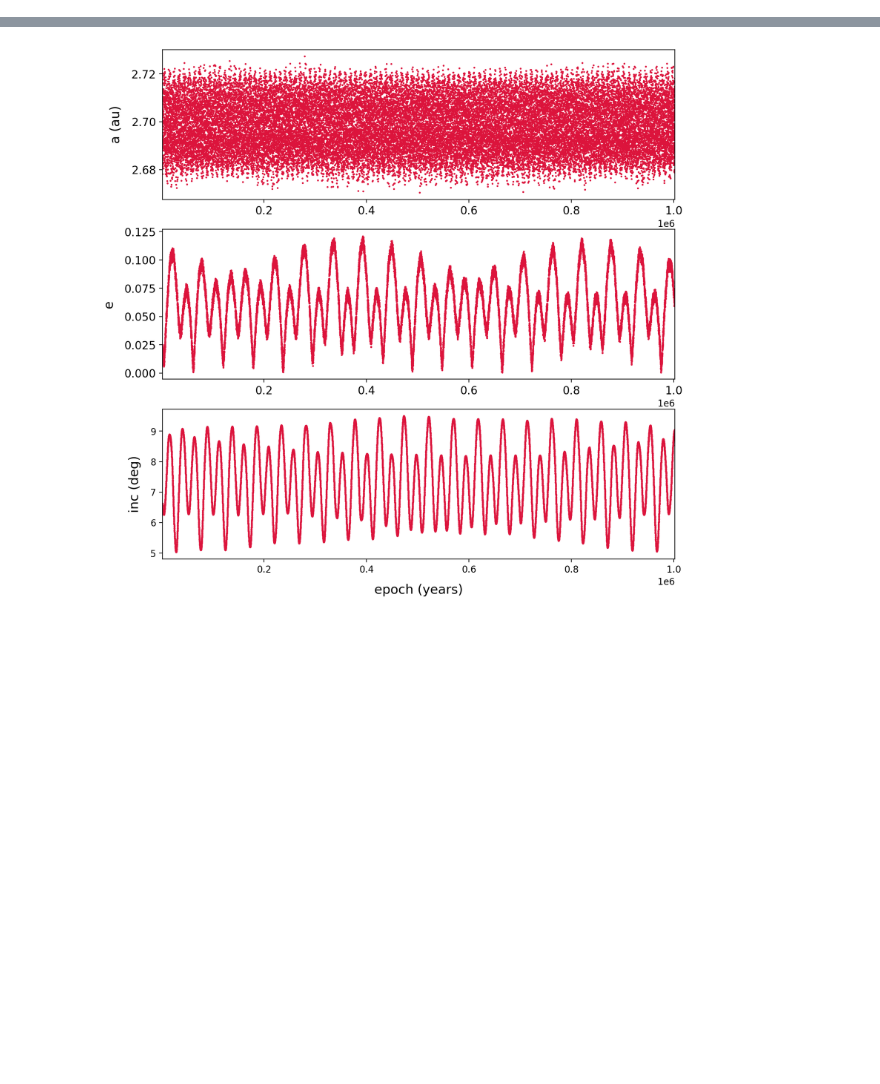
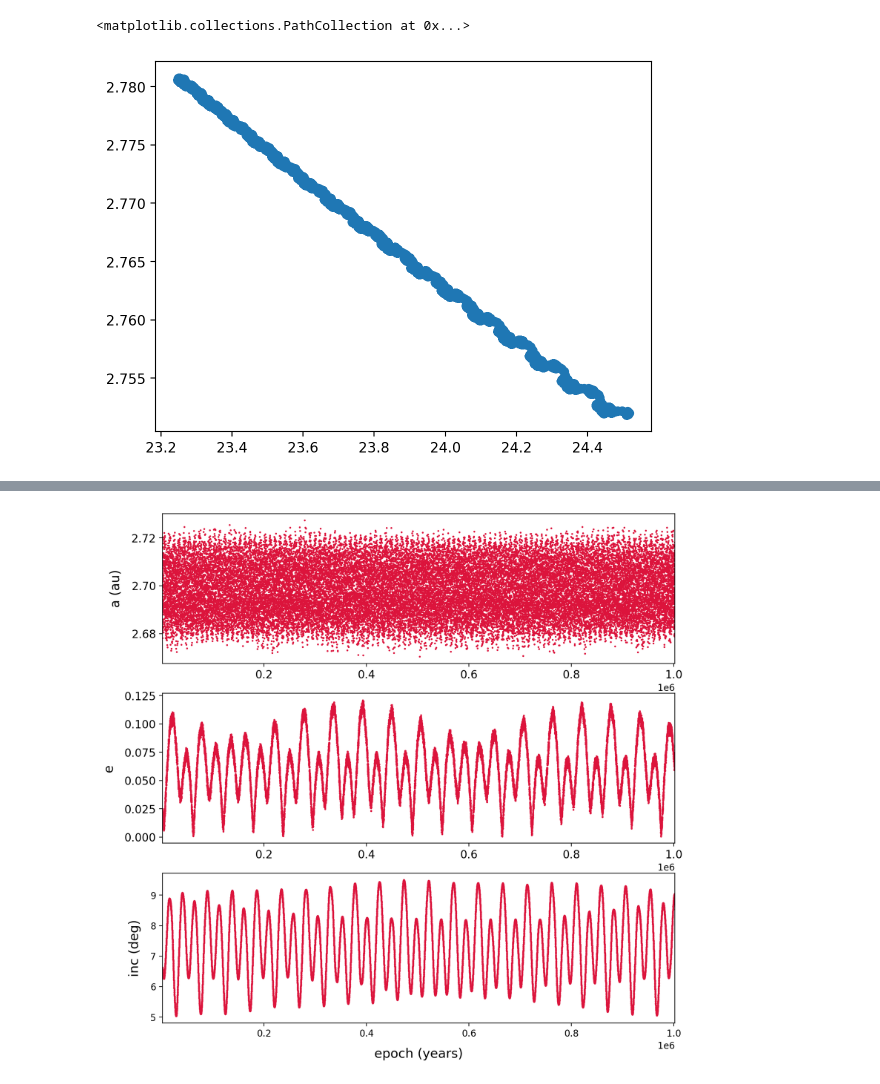
Before and after one commit to kjnapes/spacerocks, a Jupyter notebook: notebooks/tutorial/problem-002.ipynb, the cells around one changed output, grey strips where cells are left out. Saved outputs shown, nothing was run; the diff lists cells and outputs as text; code cells hidden in the pictures; blank space fills up the shorter version.

```diff
--- a/notebooks/tutorial/problem-002.ipynb
+++ b/notebooks/tutorial/problem-002.ipynb
@@ -53,2 +45,7 @@ colors = ['crimson' if name == 'holman' else 'black' for name in names]
+# %%
+plt.scatter(results.q(), results.inc())
+# %% [output]
+<matplotlib.collections.PathCollection at 0x...>
+[figure, added]
 # %%
 fig, ax = plt.subplots(1, 1, figsize=(10, 10))
```
Also changed, not shown: parts of 11 cells of this notebook, 3 other files.
